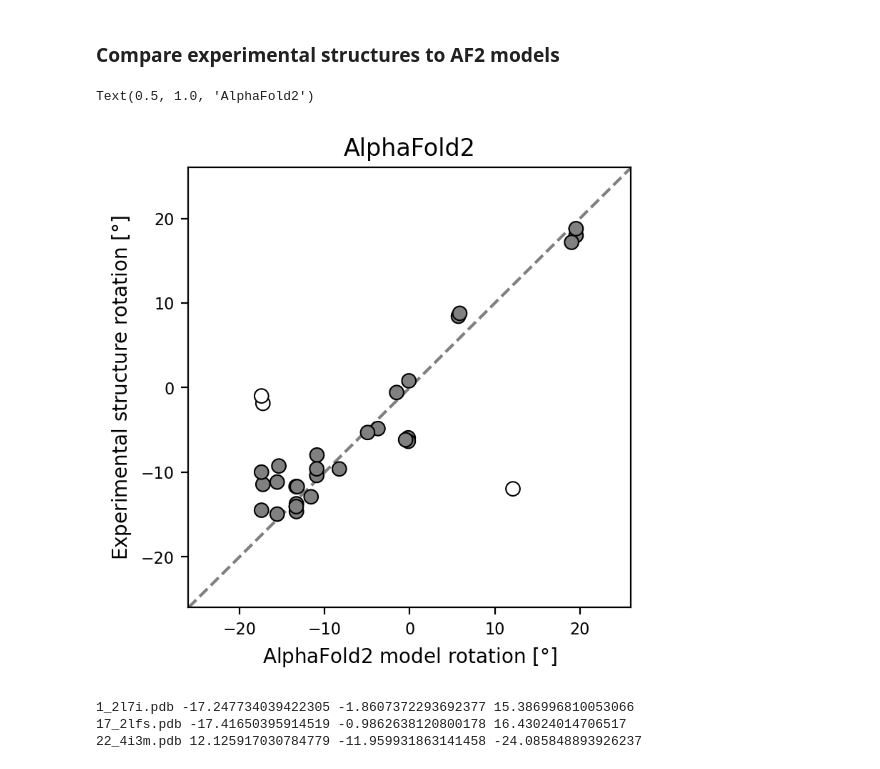
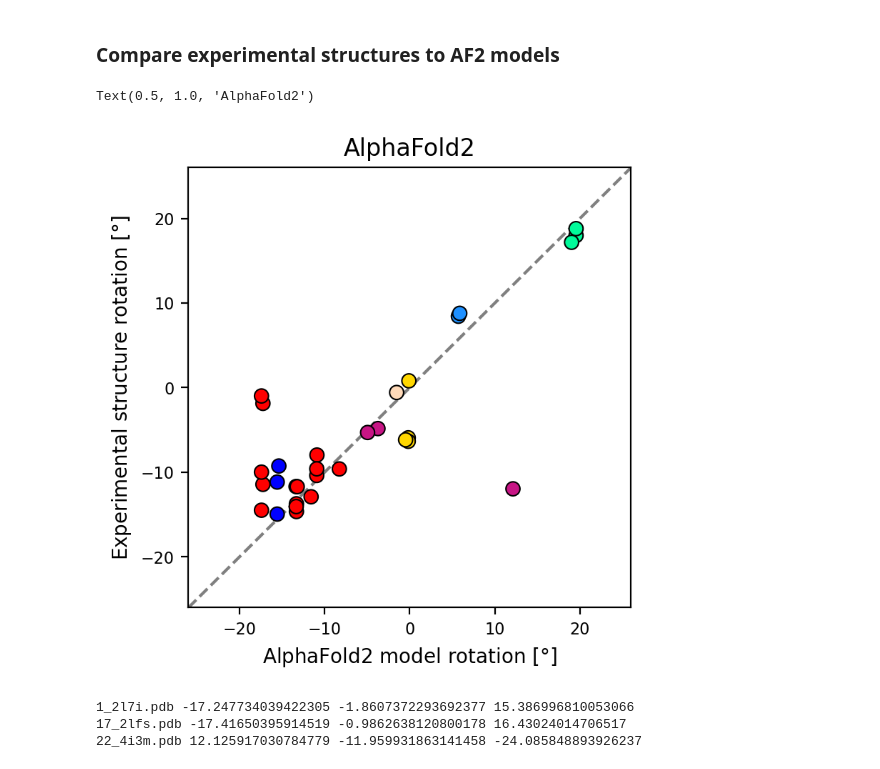
Before and after one commit to labstructbioinf/HAMPpred, a Jupyter notebook: notebooks/steps/2b_prepare_pdb.ipynb, the cells around one changed output. Drawn from its saved outputs; the diff is of its cells as text; code cells hidden in the pictures.

```diff
--- a/notebooks/steps/2b_prepare_pdb.ipynb
+++ b/notebooks/steps/2b_prepare_pdb.ipynb
@@ -49,7 +49,7 @@ exp_hamps = [
     ['2y0q.pdb', 283, 311, 13, 'A', 'B', 'a', 'lightgrey', 'Af1503 A291C', False], # OK
     ['2y20.pdb', 283, 311, 13, 'A', 'B', 'a', 'lightgrey', 'Af1503 A291I', False], # OK
     ['2y21.pdb', 283, 311, 13, 'A', 'B', 'a', 'lightgrey', 'Af1503 A291V', False], # OK
-    ['4gn0.pdb', 253, 281, 13, 'A', 'C', 'a', 'lightgrey', 'Af1503 WT', False],    # OK
+    ['4gn0.pdb', 253, 281, 13, 'A', 'B', 'a', 'lightgrey', 'Af1503 WT', False],    # OK
     ['4cq4.pdb', 283, 311, 13, 'A', 'B', 'a', 'lightgrey', 'Af1503 WT', False],    # OK
 
     # 2Y0T assymetric
@@ -68,7 +68,7 @@ exp_hamps = [
     ['3zcc.pdb', 283, 311, 13, 'A', 'B', 'a', 'lightgrey', 'Af1503 WT+DHp(EnvZ)R333G ', False], # OK
     ['2lfr.pdb', 283, 311, 13, 'A', 'B', 'a', 'lightgrey', 'Af1503 WT+DHp(EnvZ)', False],       # OK
     ['2lfs.pdb', 283, 311, 13, 'A', 'B', 'a', 'lightgrey', 'Af1503 A291F+DHp(EnvZ)', False],    # OK
-    ['4cti.pdb', 283, 311, 13, 'C', 'D', 'a', 'lightgrey', 'Af1503 A291F+DHp(EnvZ)', False],    # OK
+    ['4cti.pdb', 283, 311, 13, 'A', 'B', 'a', 'lightgrey', 'Af1503 A291F+DHp(EnvZ)', False],    # OK
 
     ['4biv.pdb', 189, 217, 13, 'A', 'B', 'a', 'lightgrey', 'CpxA', False],               # OK
     ['3zx6.pdb', 7, 35, 13, 'A', 'B', 'a', 'lightgrey', 'AF1503 A291V+MA(Tsr)', False],  # OK
@@ -465,4 +487,40 @@ data_df.to_pickle(os.path.join(data_dir, 'pdb_measure.p'))
 ### Compare experimental structures to AF2 models
 # %%
 assert all(data_af2_df.rot.apply(len) == data_df.rot.apply(len))
+# %%
+# define colors
+c=[]
+
+for pdbid, pdbrow in data_df.iterrows():
+
+    # af1503
+    if pdbid in [
+        '0_2l7h.pdb', '1_2l7i.pdb', '2_2y0q.pdb', '3_2y20.pdb', '4_2y21.pdb',
+        '5_4gn0.pdb', '6_4cq4.pdb', '12_3zrx.pdb', '13_3zrv.pdb',
+        '14_3zrw.pdb', '15_3zcc.pdb', '16_2lfr.pdb', '17_2lfs.pdb',
+        '18_4cti.pdb', '20_3zx6.pdb'
+    ]:
+        c.append('#ff0000')
+
+    # narq
+    elif pdbid in ['7_5iji.pdb', '8_5jeq.pdb', '9_5jef.pdb', '10_5jgp.pdb', '11_6yue.pdb']:
+        c.append('#ffd700')
+
+    elif pdbid in ['22_4i3m.pdb', '25_3lnr.pdb', '28_4i44.pdb']:
+        c.append('#c71585')
+
+    elif pdbid in ['23_4i3m.pdb', '26_3lnr.pdb', '29_4i44.pdb']:
+        c.append('#00fa9a')
+
+    elif pdbid in ['24_4i3m.pdb', '27_3lnr.pdb', '30_4i44.pdb']:
+        c.append('#0000ff')
+
+    elif pdbid in ['19_4biv.pdb', '31_4biu.pdb']:
+        c.append('#1e90ff')
+
+    elif pdbid in ['21_4i5s.pdb']:
+        c.append('#ffdab9')
+
+    else:
+        raise ValueError
 # %%
@@ -489,29 +531,30 @@ def get_labels(df):
 # %%
+# rotation
 title_font_size = 12
 label_font_size = 10
 tick_font_size = 8
 
 fig, ax = plt.subplots(1,1, figsize=(4, 4), dpi=200)
 ax.set_ylim(-26, 26)
 ax.set_xlim(-26, 26)
 
 ax.tick_params(axis='both', which='major', labelsize=tick_font_size)
 ax.tick_params(axis='both', which='minor', labelsize=tick_font_size)
 
 rot_af2 = get_labels(data_af2_df[~data_af2_df.mutant])
 rot_pdb = get_labels(data_df[~data_df.mutant])
 
-colors = ['white' if i>8 else 'grey' for i in np.abs(rot_af2 - rot_pdb)]
+#colors = ['white' if i>8 else 'grey' for i in np.abs(rot_af2 - rot_pdb)]
 
-ax.scatter(rot_af2, rot_pdb, c=colors, lw=0.75, edgecolors='k', s=50)
+ax.scatter(rot_af2, rot_pdb, c=c, lw=0.75, edgecolors='k', s=50)
 
 ax.plot([0, 1], [0, 1], '--', transform=ax.transAxes, color='grey', zorder=0)
 ax.set_xlabel(r'AlphaFold2 model rotation [$\degree$]', size=label_font_size)
 ax.set_ylabel(r'Experimental structure rotation [$\degree$]', size=label_font_size)
 ax.set_title("AlphaFold2", size=title_font_size)
 # %% [output]
 Text(0.5, 1.0, 'AlphaFold2')
-[figure, old version]
+[figure, new version]
 # %%
 for pdb, rot_af2, rot_pdb in zip(data_df[~data_df.mutant].index, get_labels(data_af2_df[~data_af2_df.mutant]),
                                  get_labels(data_df[~data_df.mutant])):
```
Also changed, not shown: parts of 13 cells of this notebook, 5 other files.
